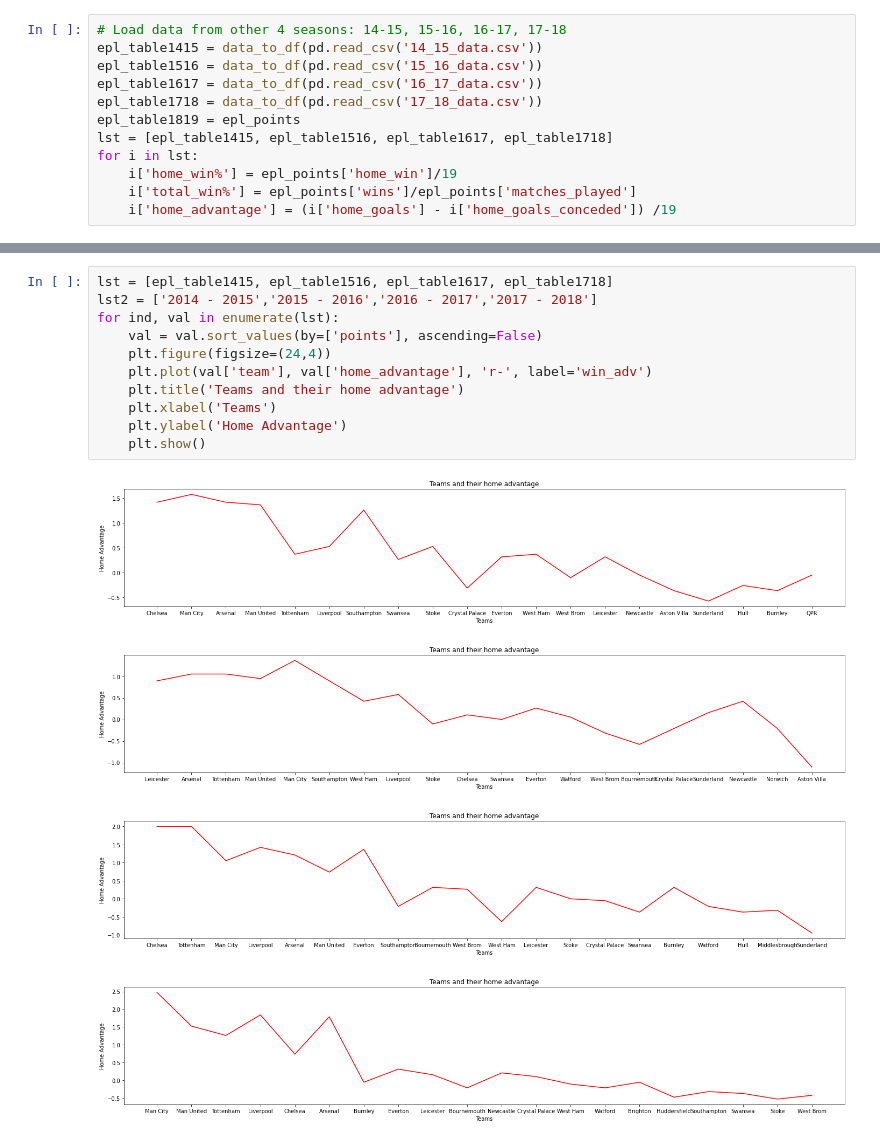
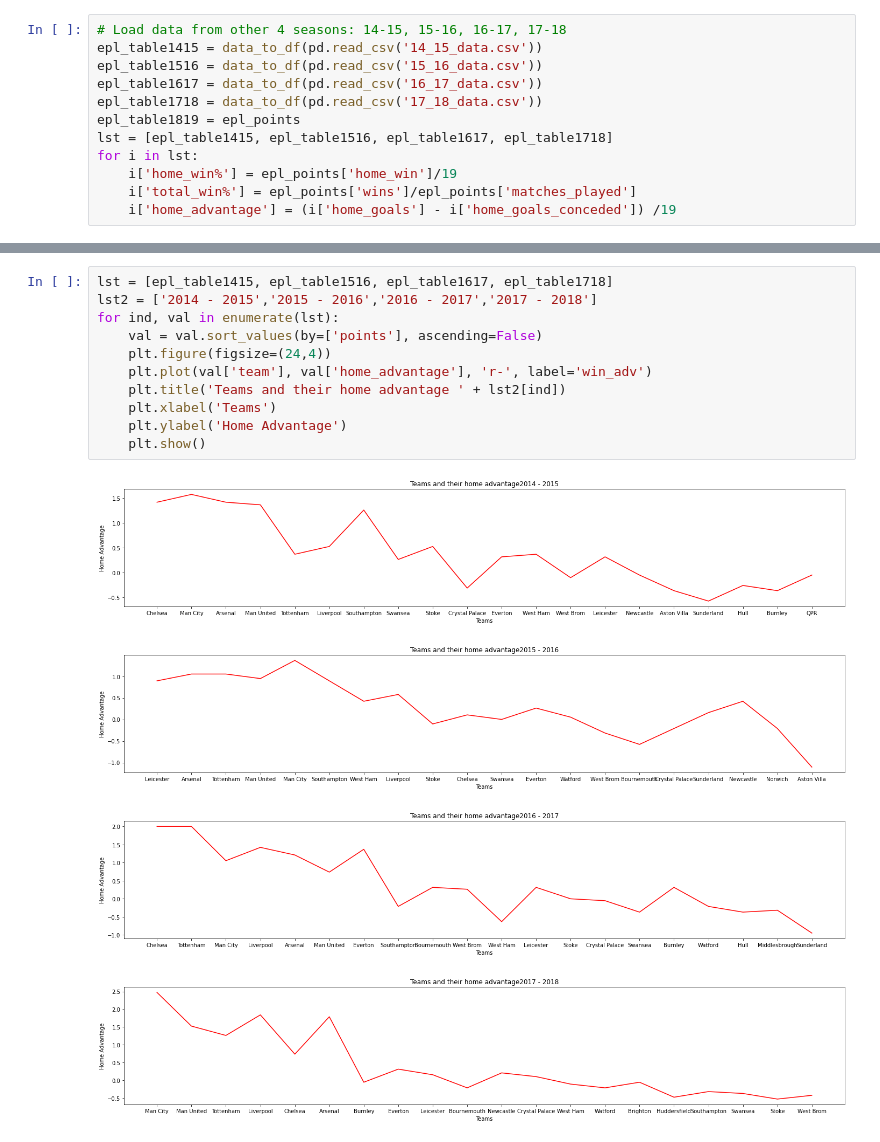
Before and after one commit to vsehgal1/320Final, a Jupyter notebook: 320Final_Project.ipynb, the cells around one changed output, grey strips where cells are left out. Drawn from its saved outputs; the diff is of its cells as text.

```diff
--- a/320Final_Project.ipynb
+++ b/320Final_Project.ipynb
@@ -236,16 +240,16 @@ Best -> Worst
 # %%
 lst = [epl_table1415, epl_table1516, epl_table1617, epl_table1718]
 lst2 = ['2014 - 2015','2015 - 2016','2016 - 2017','2017 - 2018']
 for ind, val in enumerate(lst):
     val = val.sort_values(by=['points'], ascending=False)
     plt.figure(figsize=(24,4))
     plt.plot(val['team'], val['home_advantage'], 'r-', label='win_adv')
-    plt.title('Teams and their home advantage')
+    plt.title('Teams and their home advantage ' + lst2[ind])
     plt.xlabel('Teams')
     plt.ylabel('Home Advantage')
     plt.show()
 # %% [output]
-[figure, old version]
+[figure, new version]
-[figure, old version]
+[figure, new version]
-[figure, old version]
+[figure, new version]
-[figure, old version]
+[figure, new version]
```
